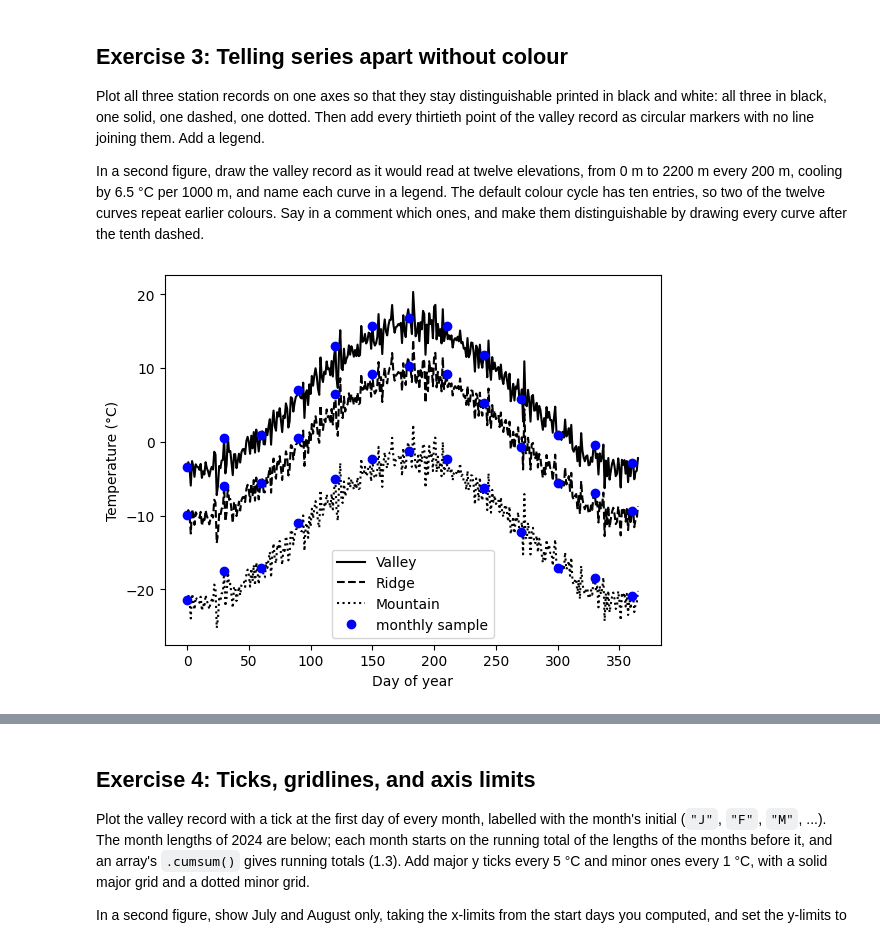
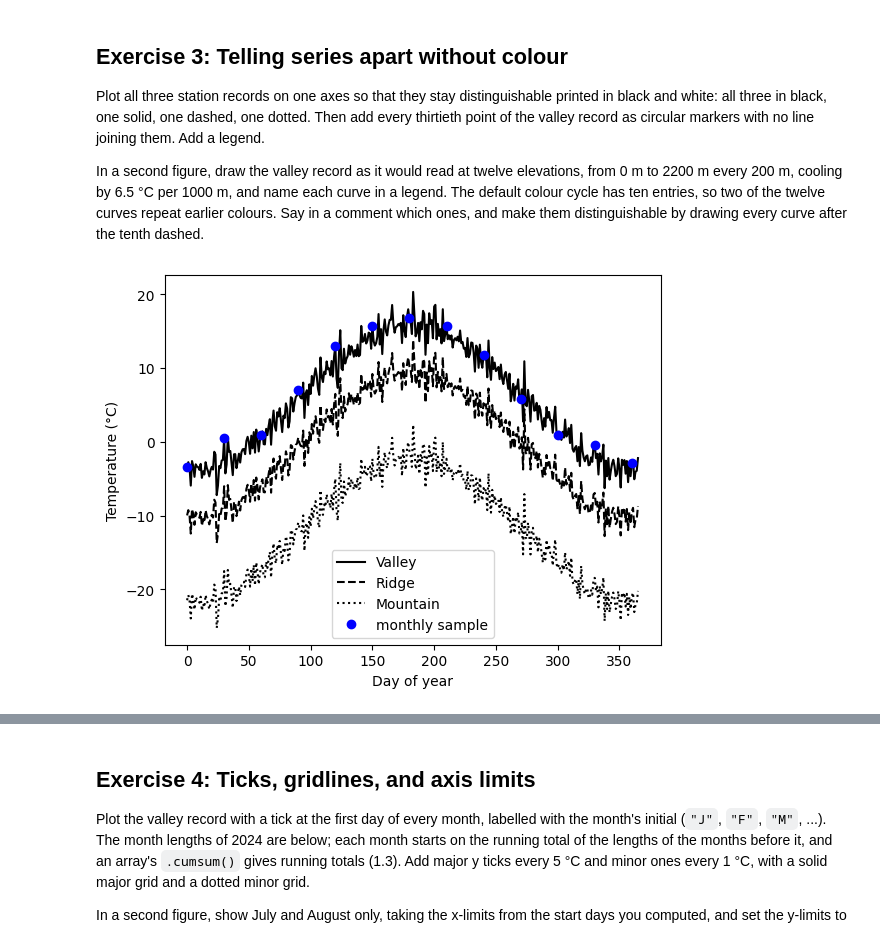
Before and after one commit to Lorena-garciamorais/2026_Intro_Python, a Jupyter notebook: live/part-I/1.4-matplotlib-and-xarray-exercises.ipynb, the cells around one changed output, grey strips where cells are left out. Drawn from its saved outputs; the diff is of its cells as text; code cells hidden in the pictures.

```diff
--- a/live/part-I/1.4-matplotlib-and-xarray-exercises.ipynb
+++ b/live/part-I/1.4-matplotlib-and-xarray-exercises.ipynb
@@ -113,19 +122,16 @@ which ones, and make them distinguishable by drawing every curve after the tenth
 # %%
 from matplotlib.lines import lineStyles
 # Your solution here
 fig, ax = plt.subplots()
 
 ax.plot(days, valley_celsius, color = "k", linestyle = "solid", label = "Valley")
 ax.plot(days, ridge_celsius, color = "k", linestyle = "dashed", label = "Ridge" )
 ax.plot(days, mountain_celsius, color = "k", linestyle = "dotted", label = "Mountain")
 ax.plot(days[::30], valley_celsius[::30], marker="o", linestyle="none", color = "b", label = "monthly sample")
-ax.plot(days[::30], ridge_celsius[::30], marker="o", linestyle="none", color = "b")
-ax.plot(days[::30], mountain_celsius[::30], marker="o", linestyle="none", color = "b")
-
 ax.set_xlabel("Day of year")
 ax.set_ylabel("Temperature (°C)")
 ax.legend()
 
 plt.show()
 # %% [output]
-[figure, old version]
+[figure, new version]
```
Also changed, not shown: parts of 4 cells of this notebook.
